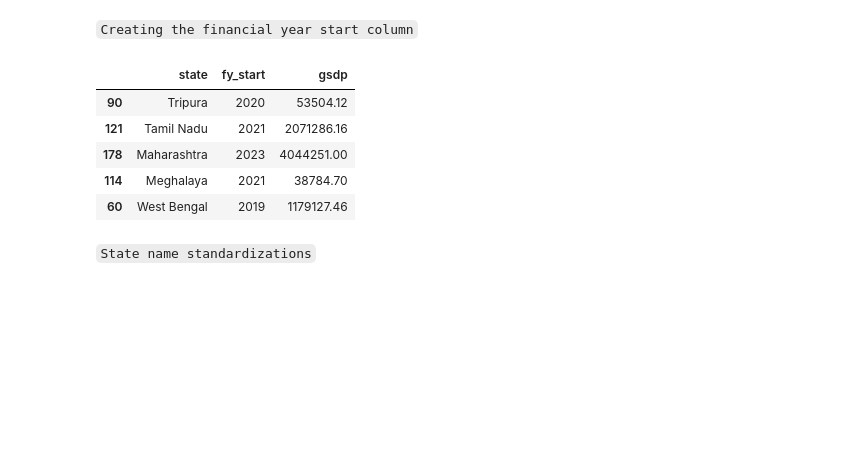
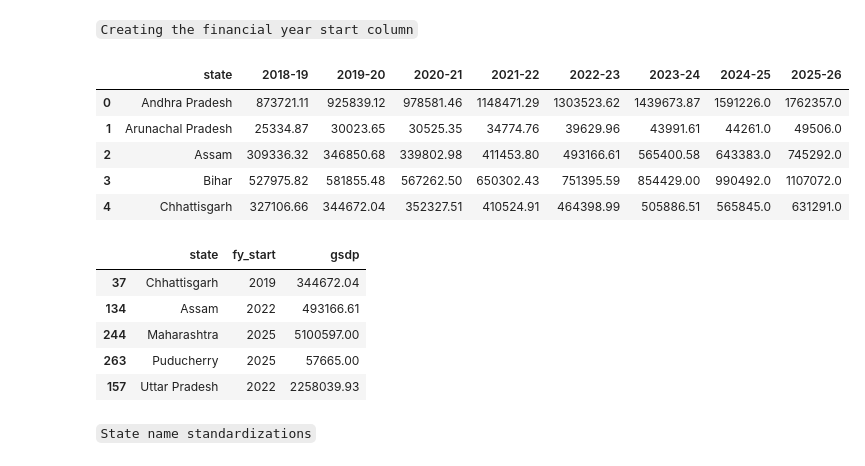
Before and after one commit to IamRaNo/the_distribution_hub_optimizer, a Jupyter notebook: notebooks/00_standardization.ipynb, the cells around one changed output. Cells and saved outputs as stored; diff of their text form; code cells hidden in the pictures; blank space fills up the shorter version.

Commit message:
Add GSDP data for states from 2024 to 2025 in gsdp_clean.csv

```diff
--- a/notebooks/00_standardization.ipynb
+++ b/notebooks/00_standardization.ipynb
@@ -646,6 +650,17 @@ gsdp.head()
 gsdp_numeric_cols = gsdp.select_dtypes(include='number').columns
 # %%
 gsdp[gsdp_numeric_cols] = gsdp[gsdp_numeric_cols].round(2)
+# %%
+gsdp.rename(columns={'ï»¿State/UT':'state'},inplace= True)
+# %%
+gsdp.head()
+# %% [output]
+|  | state | 2018-19 | 2019-20 | 2020-21 | 2021-22 | 2022-23 | 2023-24 | 2024-25 | 2025-26 |
+| 0 | Andhra Pradesh | 873721.11 | 925839.12 | 978581.46 | 1148471.29 | 1303523.62 | 1439673.87 | 1591226.0 | 1762357.0 |
+| 1 | Arunachal Pradesh | 25334.87 | 30023.65 | 30525.35 | 34774.76 | 39629.96 | 43991.61 | 44261.0 | 49506.0 |
+| 2 | Assam | 309336.32 | 346850.68 | 339802.98 | 411453.80 | 493166.61 | 565400.58 | 643383.0 | 745292.0 |
+| 3 | Bihar | 527975.82 | 581855.48 | 567262.50 | 650302.43 | 751395.59 | 854429.00 | 990492.0 | 1107072.0 |
+| 4 | Chhattisgarh | 327106.66 | 344672.04 | 352327.51 | 410524.91 | 464398.99 | 505886.51 | 565845.0 | 631291.0 |
 # %%
 gsdp = gsdp.melt(id_vars='state', var_name='fy_start', value_name='gsdp')
 gsdp['fy_start'] = gsdp['fy_start'].str[:4].astype(int)
@@ -653,11 +668,11 @@ gsdp['fy_start'] = gsdp['fy_start'].str[:4].astype(int)
 gsdp.sample(5)
 # %% [output]
 |  | state | fy_start | gsdp |
-| 90 | Tripura | 2020 | 53504.12 |
-| 121 | Tamil Nadu | 2021 | 2071286.16 |
-| 178 | Maharashtra | 2023 | 4044251.00 |
-| 114 | Meghalaya | 2021 | 38784.70 |
-| 60 | West Bengal | 2019 | 1179127.46 |
+| 37 | Chhattisgarh | 2019 | 344672.04 |
+| 134 | Assam | 2022 | 493166.61 |
+| 244 | Maharashtra | 2025 | 5100597.00 |
+| 263 | Puducherry | 2025 | 57665.00 |
+| 157 | Uttar Pradesh | 2022 | 2258039.93 |
 # %% [markdown]
 `State name standardizations`
 # %%
```
Also changed, not shown: parts of 5 cells of this notebook, 2 other files.
